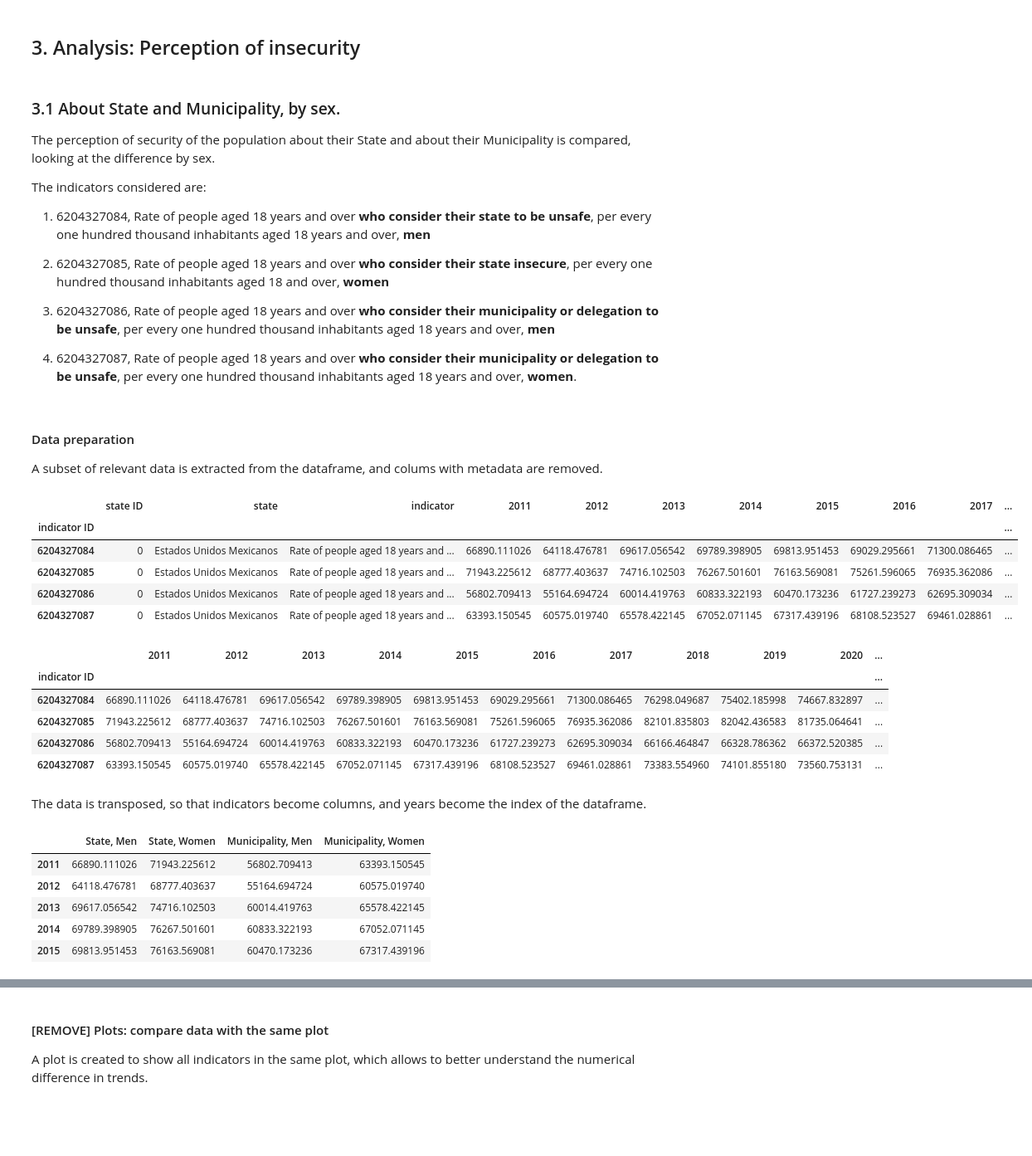
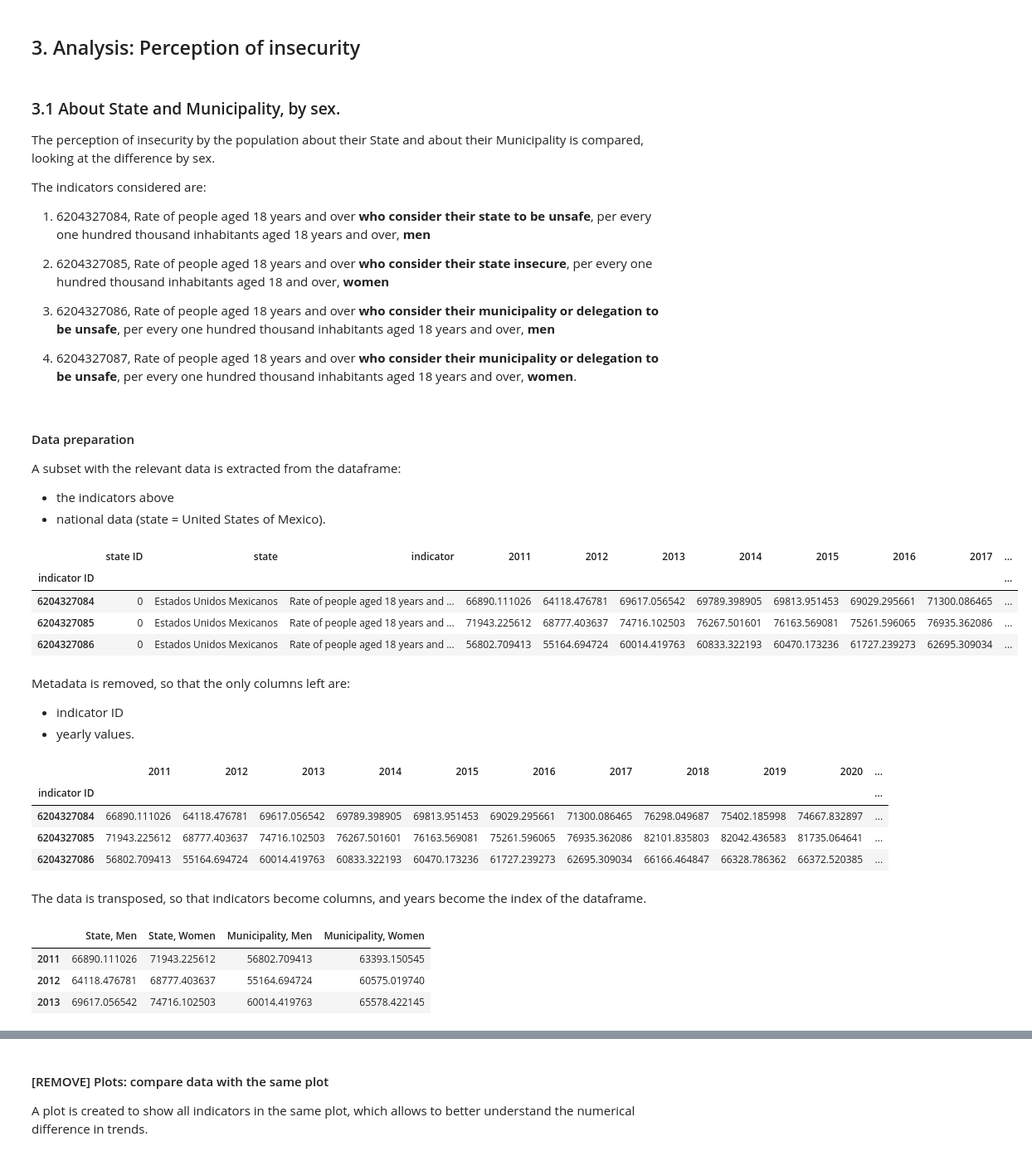
Before and after one commit to irenecelebrin/programming-for-data-analytics, a Jupyter notebook: project/project.ipynb, the cells around one changed output, grey strips where cells are left out. Shown at 83% size. Cells and saved outputs as stored; diff of their text form; code cells hidden in the pictures; blank space fills up the shorter version.

```diff
--- a/project/project.ipynb
+++ b/project/project.ipynb
@@ -369,7 +360,7 @@ memory usage: 203.1+ KB
 # %% [markdown]
 ### 3.1 About State and Municipality, by sex.
 
-The perception of security of the population about their State and about their Municipality is compared, looking at the difference by sex.
+The perception of insecurity by the population about their State and about their Municipality is compared, looking at the difference by sex.
 
 The indicators considered are:
 1) 6204327084, Rate of people aged 18 years and over **who consider their state to be unsafe**, per every one hundred thousand inhabitants aged 18 years and over, **men**
@@ -382,40 +373,45 @@ The indicators considered are:
 # %% [markdown]
 #### Data preparation
 
-A subset of relevant data is extracted from the dataframe, and colums with metadata are removed.
+A subset with the relevant data is extracted from the dataframe:
+
+- the indicators above
+- national data (state = United States of Mexico).
 # %%
 # select subset for indicators by sex
 security_data = data[(data['indicator ID']== 6204327084) | (data['indicator ID']== 6204327085) | (data['indicator ID']== 6204327086) | (data['indicator ID']== 6204327087) ]
-# select subset for indicators by state (all Mexico)
+# select subset for indicators by state (United States of Mexico))
 security_data = security_data[security_data['state ID'] == 0]
 
 # set indicators as index
 security_data = security_data.set_index('indicator ID')
 
 # show
-#sns.lineplot(x = data_by_gender.index, y = data_by_gender['Women'], color = 'darkorange', label = 'Women')#plt.legend(loc = 'lower right')
-security_data
+security_data.head(3)
 # %% [output]
 |  | state ID | state | indicator | 2011 | 2012 | 2013 | 2014 | 2015 | 2016 | 2017 | ... |
 | indicator ID |  |  |  |  |  |  |  |  |  |  | ... |
 | 6204327084 | 0 | Estados Unidos Mexicanos | Rate of people aged 18 years and ... | 66890.111026 | 64118.476781 | 69617.056542 | 69789.398905 | 69813.951453 | 69029.295661 | 71300.086465 | ... |
 | 6204327085 | 0 | Estados Unidos Mexicanos | Rate of people aged 18 years and ... | 71943.225612 | 68777.403637 | 74716.102503 | 76267.501601 | 76163.569081 | 75261.596065 | 76935.362086 | ... |
 | 6204327086 | 0 | Estados Unidos Mexicanos | Rate of people aged 18 years and ... | 56802.709413 | 55164.694724 | 60014.419763 | 60833.322193 | 60470.173236 | 61727.239273 | 62695.309034 | ... |
-| 6204327087 | 0 | Estados Unidos Mexicanos | Rate of people aged 18 years and ... | 63393.150545 | 60575.019740 | 65578.422145 | 67052.071145 | 67317.439196 | 68108.523527 | 69461.028861 | ... |
+# %% [markdown]
+Metadata is removed, so that the only columns left are:
+- indicator ID
+- yearly values.
 # %%
 # remove unnecessary columns
 col_to_remove = ['state ID', 'state','indicator','unit of measure']
 
 security_data.drop(columns=col_to_remove, inplace=True)
 
-security_data
+# show
+security_data.head(3)
 # %% [output]
 |  | 2011 | 2012 | 2013 | 2014 | 2015 | 2016 | 2017 | 2018 | 2019 | 2020 | ... |
 | indicator ID |  |  |  |  |  |  |  |  |  |  | ... |
 | 6204327084 | 66890.111026 | 64118.476781 | 69617.056542 | 69789.398905 | 69813.951453 | 69029.295661 | 71300.086465 | 76298.049687 | 75402.185998 | 74667.832897 | ... |
 | 6204327085 | 71943.225612 | 68777.403637 | 74716.102503 | 76267.501601 | 76163.569081 | 75261.596065 | 76935.362086 | 82101.835803 | 82042.436583 | 81735.064641 | ... |
 | 6204327086 | 56802.709413 | 55164.694724 | 60014.419763 | 60833.322193 | 60470.173236 | 61727.239273 | 62695.309034 | 66166.464847 | 66328.786362 | 66372.520385 | ... |
-| 6204327087 | 63393.150545 | 60575.019740 | 65578.422145 | 67052.071145 | 67317.439196 | 68108.523527 | 69461.028861 | 73383.554960 | 74101.855180 | 73560.753131 | ... |
 # %% [markdown]
 The data is transposed, so that indicators become columns, and years become the index of the dataframe.
 # %%
@@ -426,14 +422,12 @@ new_security_data = security_data.transpose()
 new_security_data.columns = ['State, Men', 'State, Women','Municipality, Men', 'Municipality, Women']
 
 # preview new data
-new_security_data.head(5)
+new_security_data.head(3)
 # %% [output]
 |  | State, Men | State, Women | Municipality, Men | Municipality, Women |
 | 2011 | 66890.111026 | 71943.225612 | 56802.709413 | 63393.150545 |
 | 2012 | 64118.476781 | 68777.403637 | 55164.694724 | 60575.019740 |
 | 2013 | 69617.056542 | 74716.102503 | 60014.419763 | 65578.422145 |
-| 2014 | 69789.398905 | 76267.501601 | 60833.322193 | 67052.071145 |
-| 2015 | 69813.951453 | 76163.569081 | 60470.173236 | 67317.439196 |
 # %% [markdown]
 #### Plots: show the data in subplots
 
```
Also changed, not shown: parts of 24 cells of this notebook.
